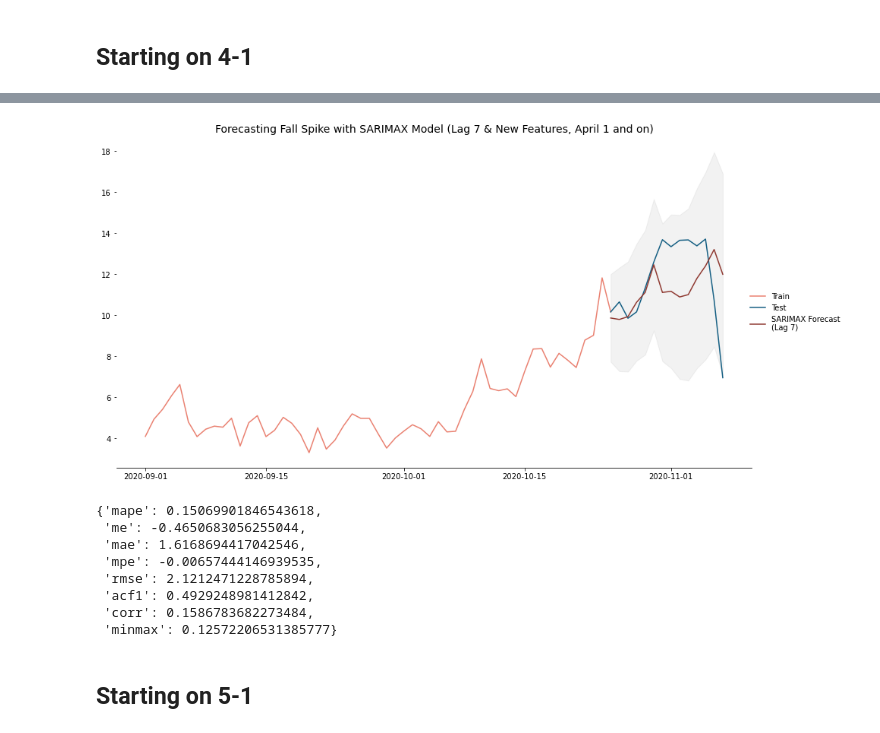
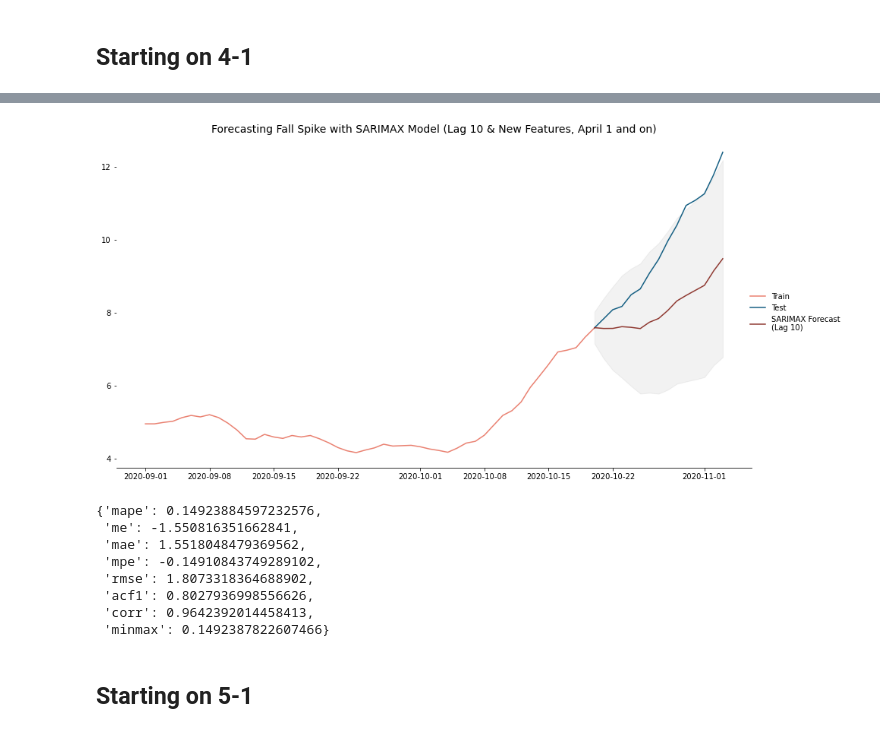
Before and after one commit to Jamilmirabito/chicago_covid_19_zip_code_analysis, a Jupyter notebook: time_series_analysis.ipynb, the cells around one changed output, grey strips where cells are left out. Saved outputs shown, nothing was run; the diff lists cells and outputs as text; code cells hidden in the pictures.

```diff
--- a/time_series_analysis.ipynb
+++ b/time_series_analysis.ipynb
@@ -369,8 +324,8 @@ colors =["#ea8171","#155F83", "#8F3931", "#8A9045", "#D5802B", "#350E20", "#5859
 
 x = ['March', 'April', 'May', 'June', 'July', 'August', 'September', 'October', 'November']
 
-pos_rate = ax.plot(testing.posRate.rolling(7).mean(), color = colors[0])
-threshold = ax.plot(pd.Series(5, index=testing.posRate.index), color = 'grey', linestyle='-.')
+pos_rate = ax.plot(testing.posRate, color = colors[0])
+threshold = ax.plot(pd.Series(.05, index=testing.posRate.index), color = 'grey', linestyle='-.')
 var_handles = [pos_rate, threshold]
 
 spine_position = ['top', 'left', 'right']
@@ -487,8 +442,8 @@ def forecast_plot(vars_list, var_labels, title, dist, min):
 ## Naive Model
 # %%
 # Creating testing and training sets
-train = testing.loc[:'2020-10-25', 'posRate']
-test = testing.loc['2020-10-25':, 'posRate']
+train = testing.loc[:'2020-10-20', 'posRate']*100
+test = testing.loc['2020-10-20':'2020-11-03', 'posRate']*100
 # %%
 naive = pd.Series([train[len(train)-1] for i in range(len(test))])
 naive.index = test.index
@@ -2361,8 +2306,8 @@ SARIMAX_lag7_metrics_v6
 # %% [markdown]
 ## Starting on 4-1
 # %%
-# SARIMAX Model with 7-day lag and starting on 4-1
-sxmodel_16 = pm.auto_arima(train.loc['2020-04-01':], exogenous=testing[['holiday_7', 'tight_res_7', 'loose_res_7', 'PRCP_7', 'TAVG_7']].loc['2020-04-01':'2020-10-25',:],
+# SARIMAX Model with 10-day lag and starting on 4-1
+sxmodel_16 = pm.auto_arima(train.loc['2020-04-01':], exogenous=testing[['holiday_10', 'tight_res_10', 'loose_res_10', 'PRCP_10', 'TAVG_10']].loc['2020-04-01':'2020-10-20',:],
                            start_p=1, start_q=1,
                            test='adf',
                            max_p=3, max_q=3, m=7,
@@ -2421,7 +2370,7 @@ Warnings:
 # Forecast
 n_periods = len(test)
 fc, confint = sxmodel_16.predict(n_periods = n_periods,
-                              exogenous = testing[['holiday_7', 'tight_res_7', 'loose_res_7', 'PRCP_7', 'TAVG_7']].iloc[-14:,:],
+                              exogenous = testing[['holiday_10', 'tight_res_10', 'loose_res_10', 'PRCP_10', 'TAVG_10']].iloc[-15:,:],
                               return_conf_int=True)
 index = test.index
 
@@ -2431,25 +2380,25 @@ lower_series = pd.Series(confint[:, 0], index=index)
 upper_series = pd.Series(confint[:, 1], index=index)
 # %%
 forecast_plot(vars_list =[train['2020-09-01':], test, fc_series],
-                          var_labels = ['Train', 'Test','SARIMAX Forecast\n(Lag 7)'],
-                          title = 'Forecasting Fall Spike with SARIMAX Model (Lag 7 & New Features, April 1 and on)',
+                          var_labels = ['Train', 'Test','SARIMAX Forecast\n(Lag 10)'],
+                          title = 'Forecasting Fall Spike with SARIMAX Model (Lag 10 & New Features, April 1 and on)',
                           dist=.85,
                           min=lower_series)
 # %% [output]
-[figure, old version]
+[figure, new version]
 # %%
-SARIMAX_lag7_metrics_v7 = forecast_accuracy(fc_series, test)
-model_comparisons.append({'model_name': 'SARIMAX (Lag 7) - April 1', 'rmse': SARIMAX_lag7_metrics_v7['rmse']})
-SARIMAX_lag7_metrics_v7
+SARIMAX_lag10_metrics_v7 = forecast_accuracy(fc_series, test)
+model_comparisons.append({'model_name': 'SARIMAX (Lag 10) - April 1', 'rmse': SARIMAX_lag10_metrics_v7['rmse']})
+SARIMAX_lag10_metrics_v7
 # %% [output]
-{'mape': 0.15069901846543618,
- 'me': -0.4650683056255044,
- 'mae': 1.6168694417042546,
- 'mpe': -0.00657444146939535,
- 'rmse': 2.1212471228785894,
- 'acf1': 0.4929248981412842,
- 'corr': 0.1586783682273484,
- 'minmax': 0.12572206531385777}
+{'mape': 0.14923884597232576,
+ 'me': -1.550816351662841,
+ 'mae': 1.5518048479369562,
+ 'mpe': -0.14910843749289102,
+ 'rmse': 1.8073318364688902,
+ 'acf1': 0.8027936998556626,
+ 'corr': 0.9642392014458413,
+ 'minmax': 0.1492387822607466}
 # %% [markdown]
 ## Starting on 5-1
 # %%
```
Also changed, not shown: parts of 167 cells of this notebook.
